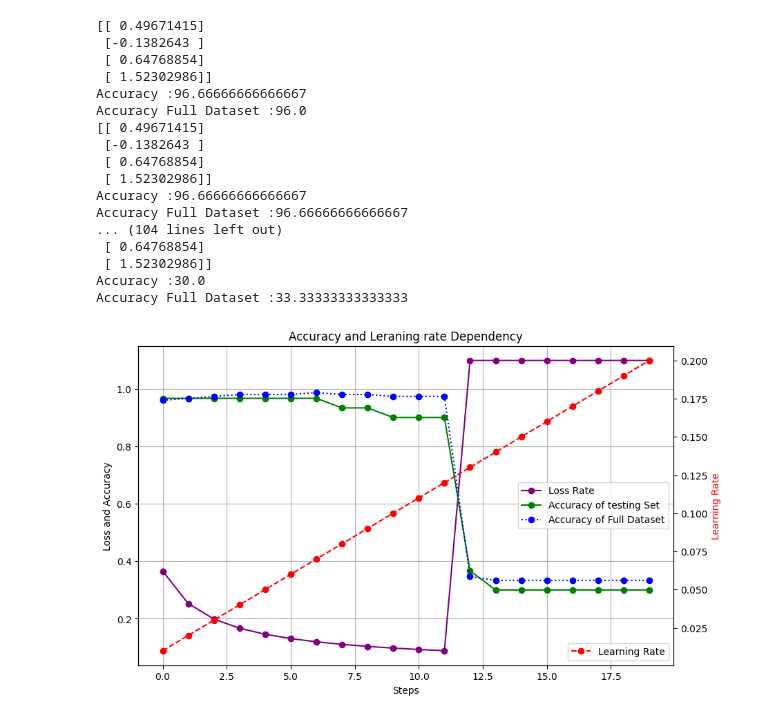
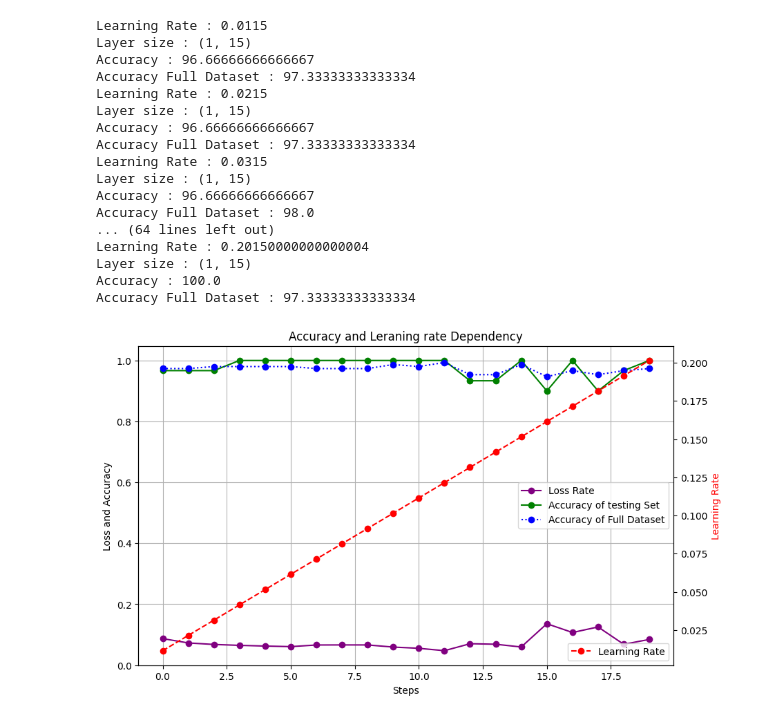
Before and after one commit to oleksandr-diudiun/recurrent-rebels, a Jupyter notebook: week1/alex/Iris.ipynb, the cells around one changed output. Cells and saved outputs as stored; diff of their text form; code cells hidden in the pictures.

```diff
--- a/week1/alex/Iris.ipynb
+++ b/week1/alex/Iris.ipynb
@@ -163,7 +163,7 @@ Iris.prepareInputData(iris, 3, 4, 1, 120)
 # %%
 import json
 epochs=2000
-learning_rate=0.07
+learning_rate=0.12149999999999998
 
 Iris.initializeStartParameters()
 
@@ -234,6 +262,6 @@ b2: [[4.112524750539146, 1.110165974776181, -5.222690725315326]]
 # %%
 epochs=12000
-learning_rate=0.07
+learning_rate=0.0115
 
 
 lossValues = []
@@ -272,7 +300,7 @@ for epoch in range(epochs):
 # Plotting the list
 plt.figure(figsize=(10, 6))
 plt.title('Accuracy and Leraning rate Dependency')
-plt.xlabel('Epochs')
+plt.xlabel('Epochs x 100')
 plt.ylabel('Loss and Accuracy')
 plt.grid(True)
 
@@ -304,7 +328,7 @@ lossValues = []
 # %%
 epochs=2000
 tests = 20
-learning_rate=0.01
+learning_rate=0.0115
 
 
 lossValues = []
@@ -334,7 +358,6 @@ for test in range(tests):
 
             # print(f"Epoch {epoch}, Training loss: {loss:.4f}, Test loss: {test_loss:.4f}")
     LrValues.append(learning_rate)
-    learning_rate += 0.01
 
     lossValues.append(loss)
 
@@ -343,55 +366,58 @@ for test in range(tests):
     accuracyValues.append(accuracy/100)
     fullAccuracyValues.append(fullAccuracy/100)
 
-    print(f"Accuracy :{accuracy}")
-    print(f"Accuracy Full Dataset :{fullAccuracy}")
+    print(f"Learning Rate : {learning_rate}")
+    print(f"Layer size : {Iris.b1.shape}")
+    print(f"Accuracy : {accuracy}")
+    print(f"Accuracy Full Dataset : {fullAccuracy}")
 
+    learning_rate += 0.01
     # print(f"Accuracy: {accuracy :.2f}%")
 
 
 # Plotting the list
 plt.figure(figsize=(10, 6))
 plt.xlabel('Steps')
 plt.title('Accuracy and Leraning rate Dependency')
 plt.ylabel('Loss and Accuracy')
 plt.grid(True)
 
 plt.plot(lossValues, marker='o', linestyle='-', color='purple', label='Loss Rate')
 plt.plot(accuracyValues, marker='o', linestyle='-', color='green', label='Accuracy of testing Set')
 plt.plot(fullAccuracyValues, marker='o', linestyle=':', color='blue', label='Accuracy of Full Dataset')
 
 plt.legend(loc='center right')
 # plt.legend(['Accuracy'], loc='upper left')
 
 # Create a second y-axis for the second list
 ax2 = plt.twinx()
 ax2.plot(LrValues, marker='o', linestyle='--', color='red', label='Learning Rate')
 ax2.set_ylabel('Learning Rate', color='red')
 
 # Adding legends for both plots
 ax2.legend( loc='lower right')
 
 plt.show()
 accuracyValues = []
 fullAccuracyValues = []
 lossValues = []
 # %% [output]
-[[ 0.49671415]
- [-0.1382643 ]
- [ 0.64768854]
- [ 1.52302986]]
-Accuracy :96.66666666666667
-Accuracy Full Dataset :96.0
-[[ 0.49671415]
- [-0.1382643 ]
- [ 0.64768854]
- [ 1.52302986]]
-Accuracy :96.66666666666667
-Accuracy Full Dataset :96.66666666666667
-... (104 lines left out)
- [ 0.64768854]
- [ 1.52302986]]
-Accuracy :30.0
-Accuracy Full Dataset :33.33333333333333
+Learning Rate : 0.0115
+Layer size : (1, 15)
+Accuracy : 96.66666666666667
+Accuracy Full Dataset : 97.33333333333334
+Learning Rate : 0.0215
+Layer size : (1, 15)
+Accuracy : 96.66666666666667
+Accuracy Full Dataset : 97.33333333333334
+Learning Rate : 0.0315
+Layer size : (1, 15)
+Accuracy : 96.66666666666667
+Accuracy Full Dataset : 98.0
+... (64 lines left out)
+Learning Rate : 0.20150000000000004
+Layer size : (1, 15)
+Accuracy : 100.0
+Accuracy Full Dataset : 97.33333333333334
-[figure, old version]
+[figure, new version]
 # %%
```
Also changed, not shown: parts of 9 cells of this notebook, 1 other file.
